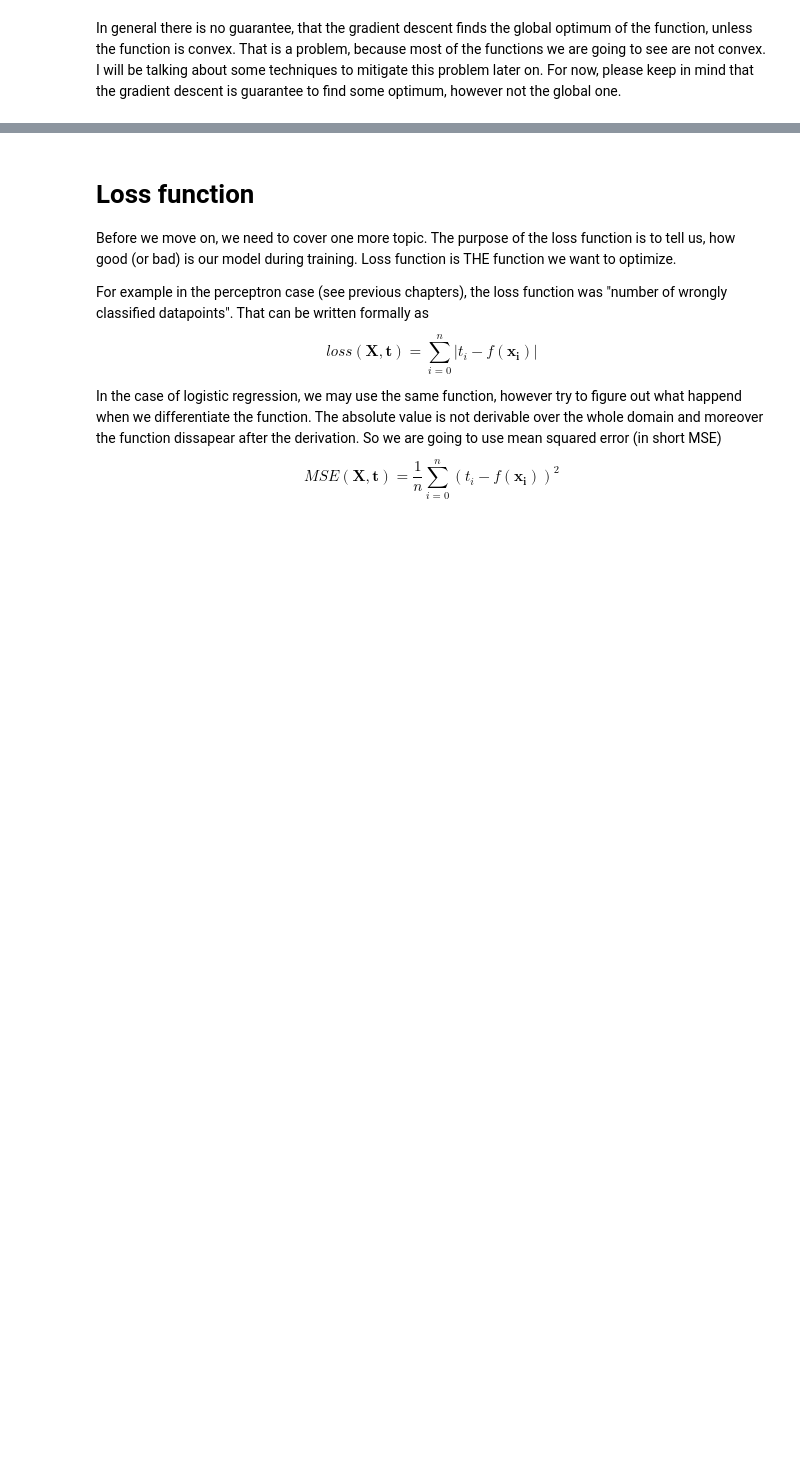
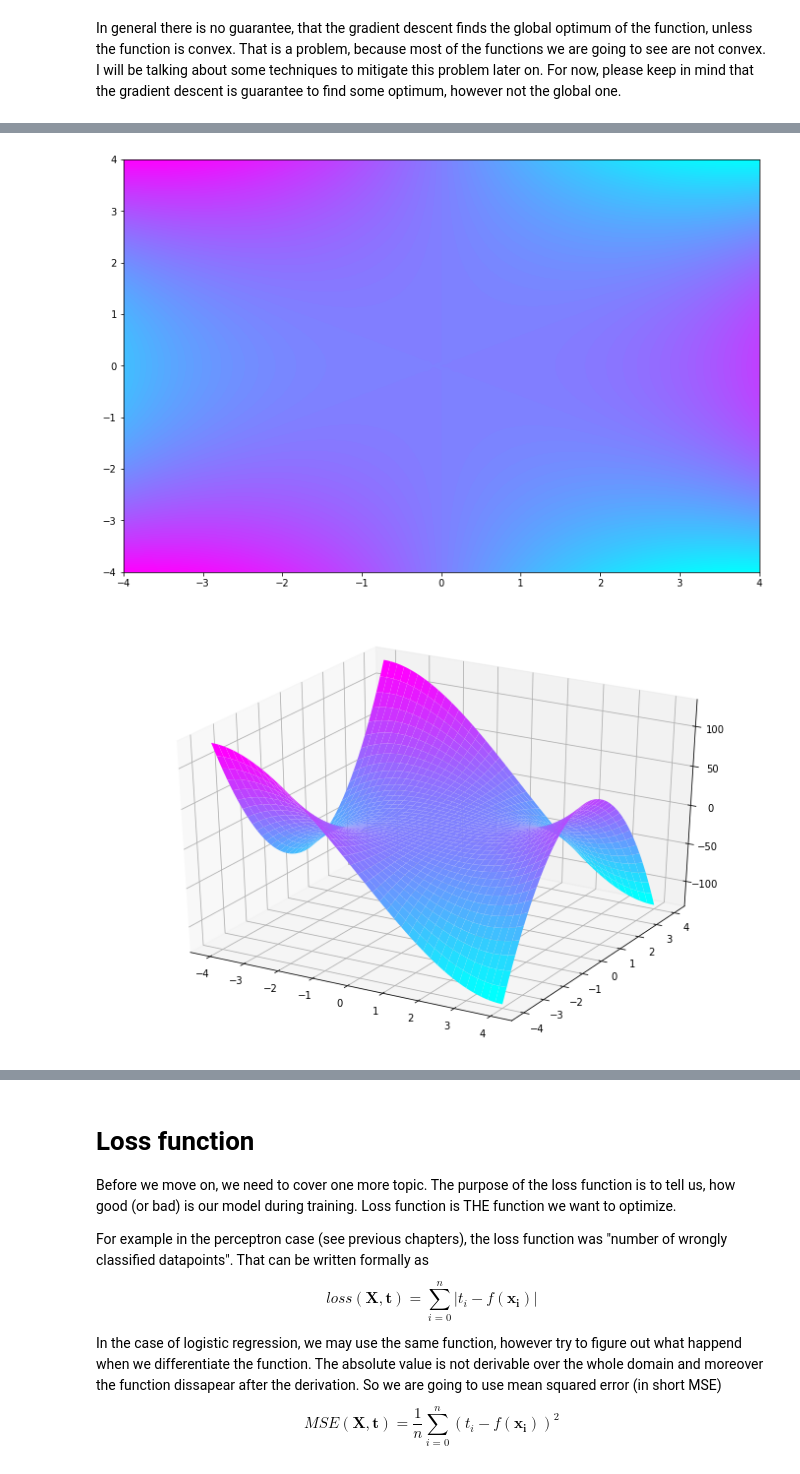
Before and after one commit to PatrikValkovic/neural-networks-step-by-step, a Jupyter notebook: 03-logistic-regression.ipynb, the cells around one changed output, grey strips where cells are left out. Saved outputs shown, nothing was run; the diff lists cells and outputs as text; code cells hidden in the pictures; blank space fills up the shorter version.

```diff
--- a/03-logistic-regression.ipynb
+++ b/03-logistic-regression.ipynb
@@ -303,0 +314,22 @@ In general there is no guarantee, that the gradient descent finds the global opt
+# %%
+def function(x, y):
+    return x**3 - 3 * x * y**2
+
+x, y = np.arange(-4, 4.01, 0.1), np.arange(-4, 4.01, 0.1)
+X, Y = np.meshgrid(x, y)
+datapoints = np.stack([X.flatten(), Y.flatten()], axis=1)
+values = function(X,Y)
+
+# Plot contour
+plt.figure(figsize=(12,8))
+plt.contourf(x, y, values, levels=100, cmap='cool')
+plt.show()
+
+# Plot 3D
+plt.figure(figsize=(12,8))
+ax = plt.axes(projection='3d')
+ax.plot_surface(X, Y, values, cmap='cool')
+plt.show()
+# %% [output]
+[figure, added]
+[figure, added]
```
Also changed, not shown: parts of 5 cells of this notebook.
